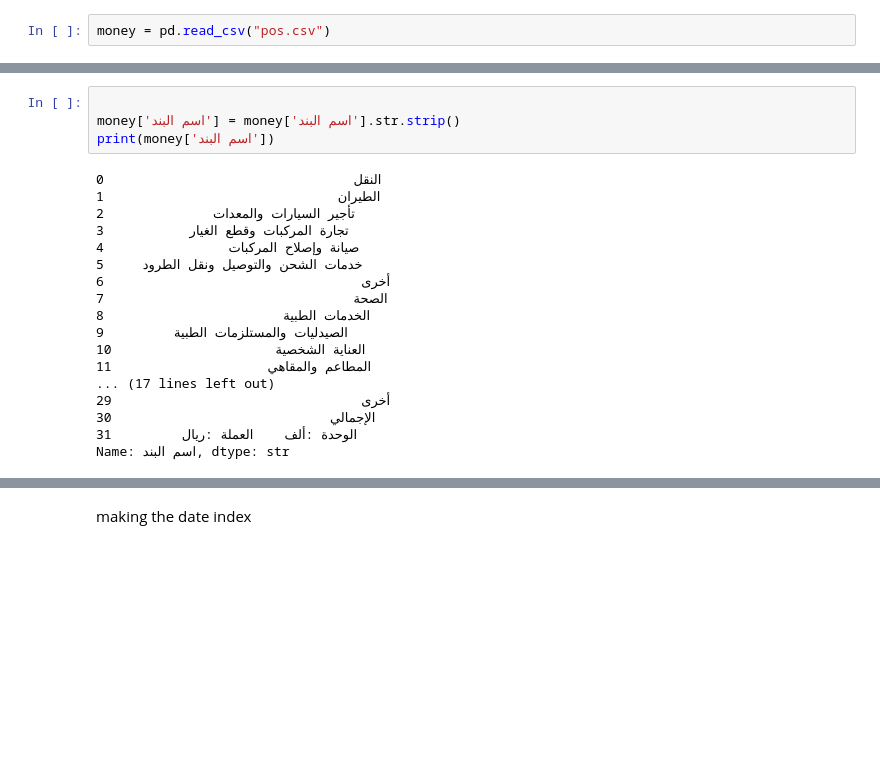
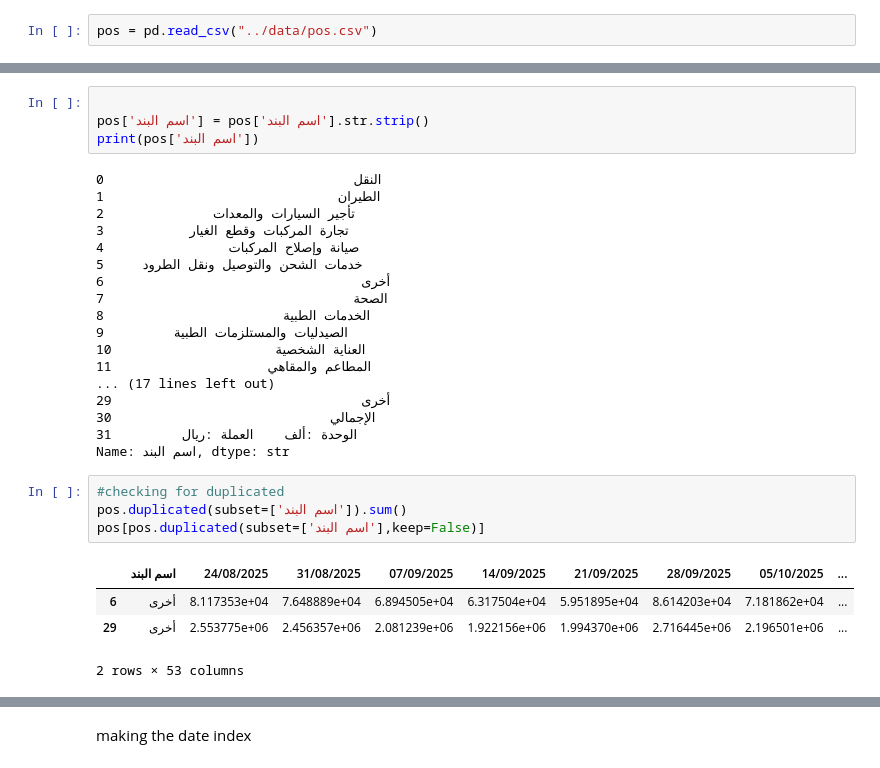
Before and after one commit to ibrahimAM19/EDA_POS-2025-2026, a Jupyter notebook: notebooks/data_cleaning.ipynb, the cells around one changed output, grey strips where cells are left out. Drawn from its saved outputs; the diff is of its cells as text; blank space fills up the shorter version.

```diff
--- a/data_cleaning.ipynb
+++ b/notebooks/data_cleaning.ipynb
@@ -11,5 +11,5 @@ date = "التاريخ"
 month = "الشهر"
 season = "الفصل"
 # %%
-money = pd.read_csv("pos.csv")
+pos = pd.read_csv("../data/pos.csv")
 # %%
@@ -24,8 +24,8 @@ money.head()
 5 rows × 53 columns
 # %%
 
-money['اسم البند'] = money['اسم البند'].str.strip()
-print(money['اسم البند'])
+pos['اسم البند'] = pos['اسم البند'].str.strip()
+print(pos['اسم البند'])
 # %% [output]
 0                                النقل
 1                              الطيران
@@ -44,3 +44,12 @@ print(money['اسم البند'])
 30                            الإجمالي
 31         الوحدة :ألف    العملة :ريال
 Name: اسم البند, dtype: str
+# %%
+#checking for duplicated
+pos.duplicated(subset=['اسم البند']).sum()
+pos[pos.duplicated(subset=['اسم البند'],keep=False)]
+# %% [output]
+|  | اسم البند | 24/08/2025 | 31/08/2025 | 07/09/2025 | 14/09/2025 | 21/09/2025 | 28/09/2025 | 05/10/2025 | ... |
+| 6 | أخرى | 8.117353e+04 | 7.648889e+04 | 6.894505e+04 | 6.317504e+04 | 5.951895e+04 | 8.614203e+04 | 7.181862e+04 | ... |
+| 29 | أخرى | 2.553775e+06 | 2.456357e+06 | 2.081239e+06 | 1.922156e+06 | 1.994370e+06 | 2.716445e+06 | 2.196501e+06 | ... |
+2 rows × 53 columns
```
Also changed, not shown: parts of 18 cells of this notebook, 5 other files.
